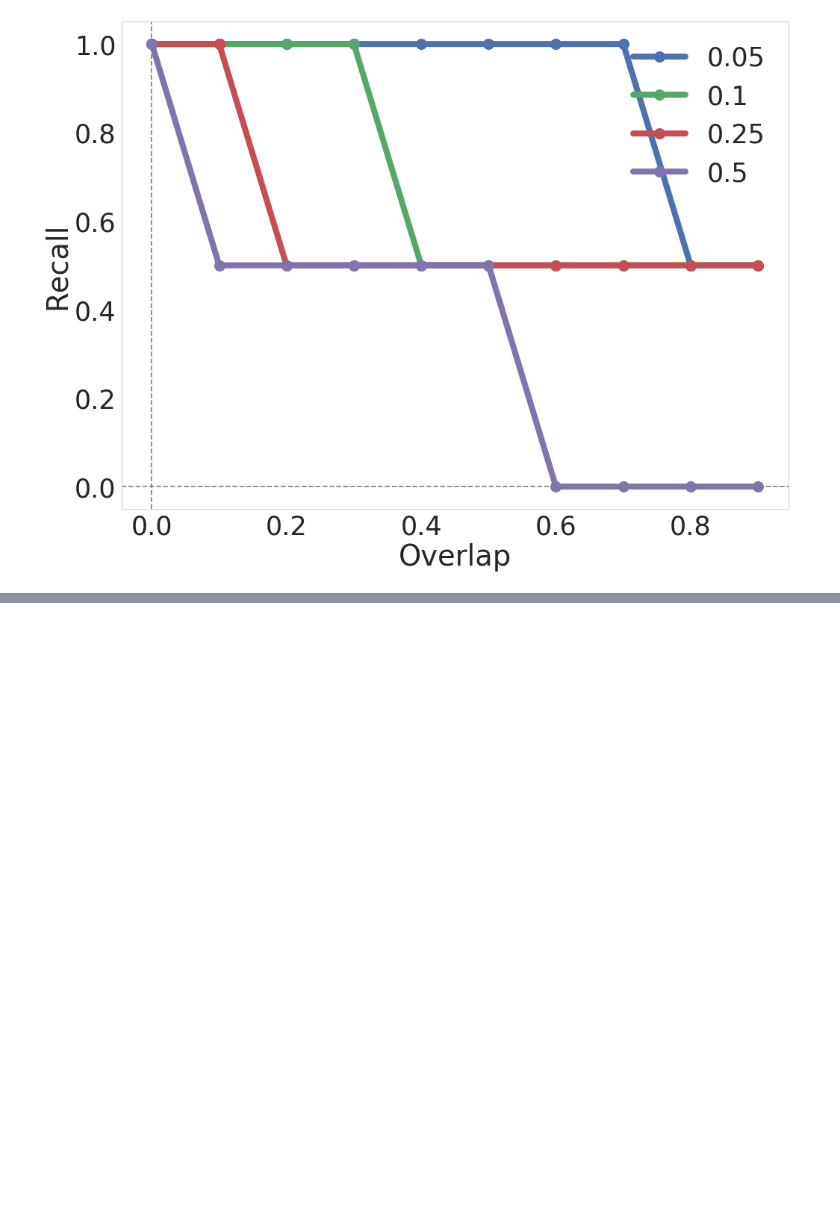
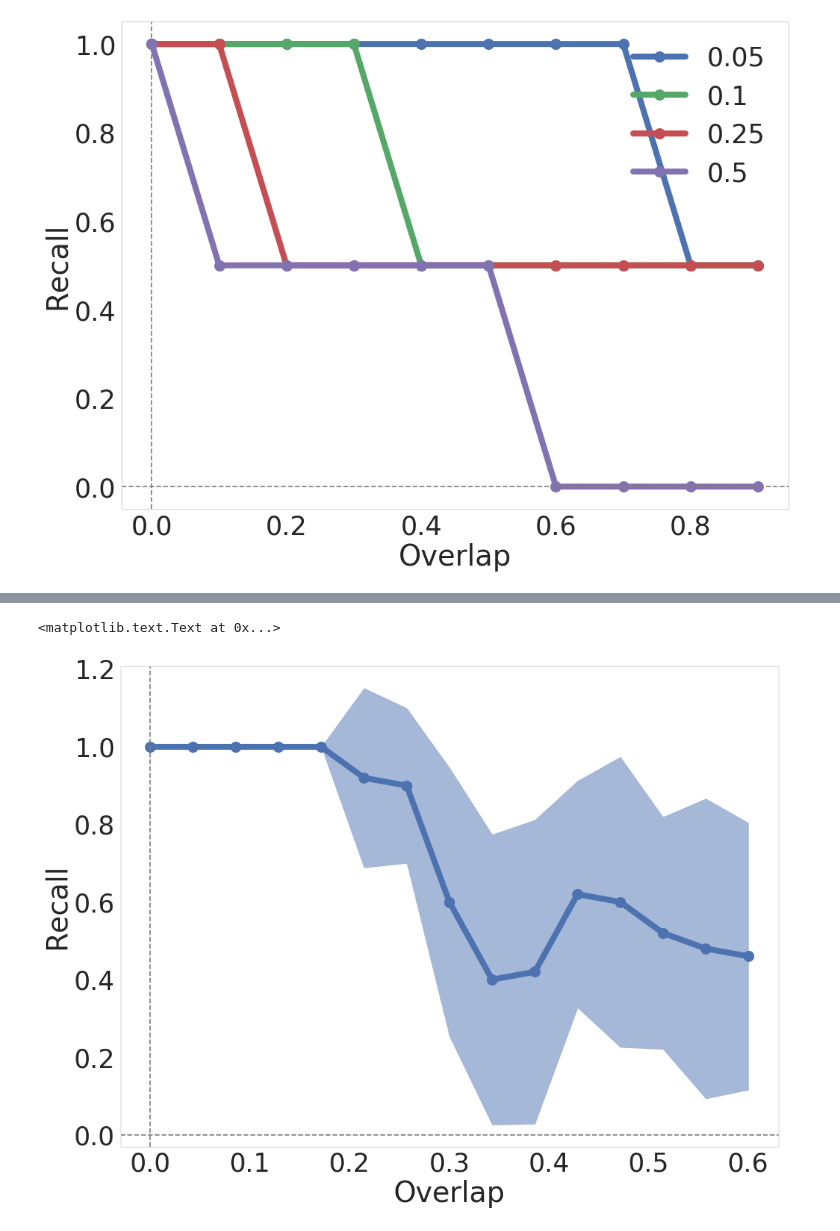
Before and after one commit to h-mayorquin/BCPNN_sequences, a Jupyter notebook: jupyter/2018-05-23(Disambiguation).ipynb, the cells around one changed output, grey strips where cells are left out. Saved outputs shown, nothing was run; the diff lists cells and outputs as text; code cells hidden in the pictures; blank space fills up the shorter version.

```diff
--- a/jupyter/2018-05-23(Disambiguation).ipynb
+++ b/jupyter/2018-05-23(Disambiguation).ipynb
@@ -940,0 +930,24 @@ ax.legend();
+# %%
+markersize = 15
+linewdith = 8
+current_palette = sns.color_palette()
+index = 0
+alpha = 0.5
+
+fig = plt.figure(figsize=(16, 12))
+ax = fig.add_subplot(111)
+
+mean_success = success_vector.mean(axis=1)
+std = success_vector.std(axis=1)
+
+ax.plot(r_space, mean_success, 'o-', lw=linewdith, ms=markersize)
+ax.fill_between(r_space, mean_success - std, mean_success + std,
+                    color=current_palette[index], alpha=alpha)
+ax.axhline(0, ls='--', color='gray')
+ax.axvline(0, ls='--', color='gray')
+
+ax.set_xlabel('Overlap')
+ax.set_ylabel('Recall')
+# %% [output]
+<matplotlib.text.Text at 0x...>
+[figure, added]
```
Also changed, not shown: parts of 16 cells of this notebook, 6 other files.
